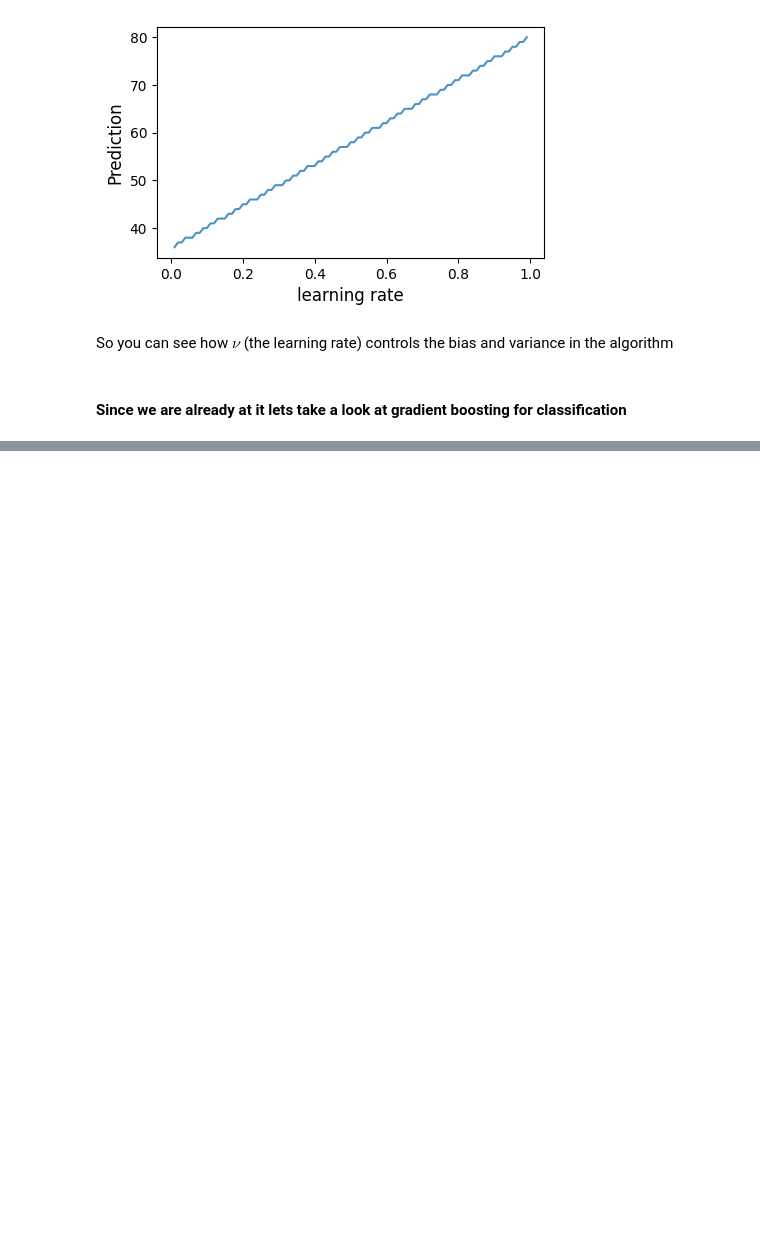
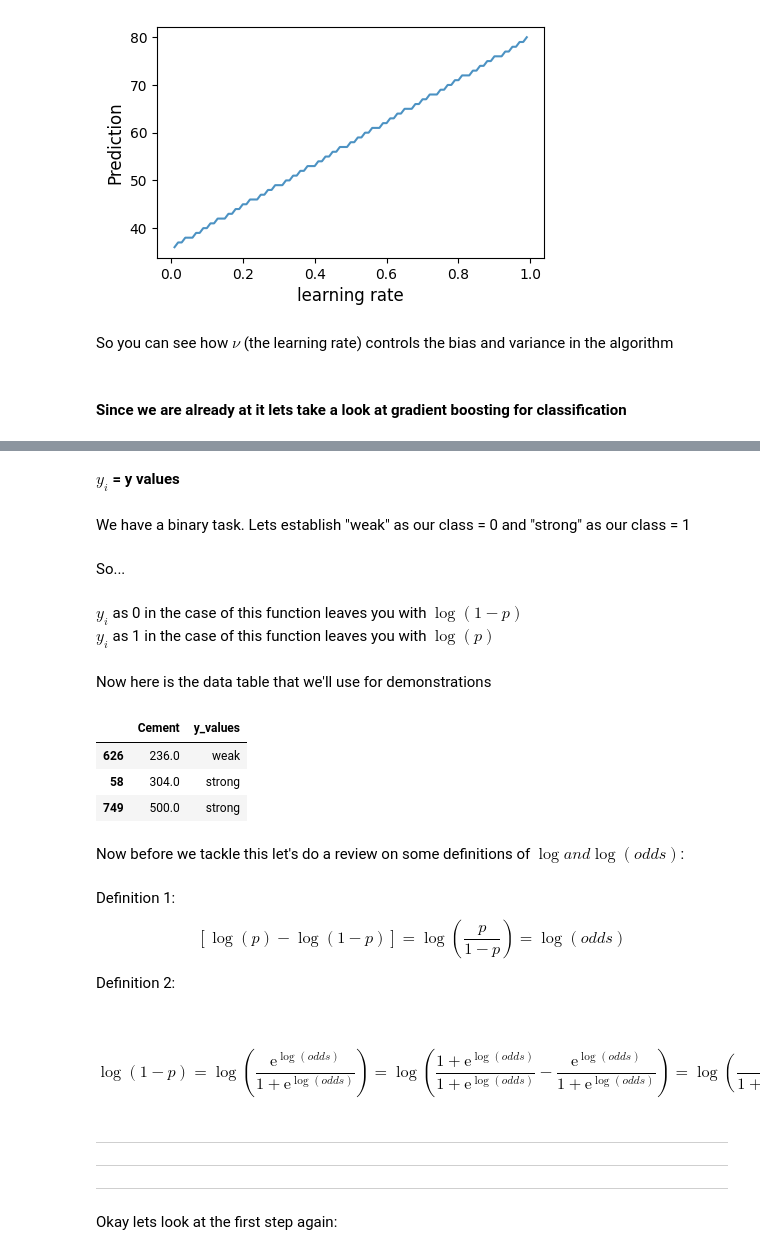
Before and after one commit to williamjwall/ensemble_investigation, a Jupyter notebook: concrete_strength_final.ipynb, the cells around one changed output, grey strips where cells are left out. Saved outputs shown, nothing was run; the diff lists cells and outputs as text; code cells hidden in the pictures; blank space fills up the shorter version.

```diff
--- a/concrete_strength_final.ipynb
+++ b/concrete_strength_final.ipynb
@@ -462,0 +464,2 @@ So you can see how $\nu$ (the learning rate) controls the bias and variance in t
+# %%
+y_classification = y.apply(lambda x: 'strong' if x > 34.44 else 'weak')
@@ -462,0 +529,33 @@ So you can see how $\nu$ (the learning rate) controls the bias and variance in t
+# %% [markdown]
+<b>$y_{i}$ = y values </b>
+# %% [markdown]
+We have a binary task. Lets establish "weak" as our class = 0 and "strong" as our class = 1
+# %% [markdown]
+So...
+# %% [markdown]
+$y_{i}$ as 0 in the case of this function leaves you with $\log(1 - p)$<br>
+$y_{i}$ as 1 in the case of this function leaves you with $\log(p)$
+# %% [markdown]
+Now here is the data table that we'll use for demonstrations
+# %%
+pd.DataFrame({"Cement":df.sample(3, random_state=8)["Cement"], "y_values":y_classification.sample(3, random_state=8)})
+# %% [output]
+|  | Cement | y_values |
+| 626 | 236.0 | weak |
+| 58 | 304.0 | strong |
+| 749 | 500.0 | strong |
+# %% [markdown]
+Now before we tackle this let's do a review on some definitions of $\log and \log(odds)$:
+# %% [markdown]
+Definition 1: $$[\log(p) - \log(1 - p)] = \log(\frac{p}{1 - p}) = \log(odds)$$
+
+Definition 2:
+# %% [markdown]
+<br>
+$$\log(1 - p) =  \log(\frac{\mathrm{e}^{\log(odds)}}{1 + \mathrm{e}^{\log(odds)}}) = \log(\frac{1 + \mathrm{e}^{\log(odds)}}{1 + \mathrm{e}^{\log(odds)}} - \frac{\mathrm{e}^{\log(odds)}}{1 + \mathrm{e}^{\log(odds)}}) = \log(\frac{1}{1 + \mathrm{e}^{\log(odds)}}) = \log(1) - \log(1 + \mathrm{e}^{\log(odds)}) = - \log(1 + \mathrm{e}^{\log(odds)})$$
+# %% [markdown]
+***
+****
+***
+# %% [markdown]
+Okay lets look at the first step again:
```
Also changed, not shown: parts of 60 cells of this notebook.
